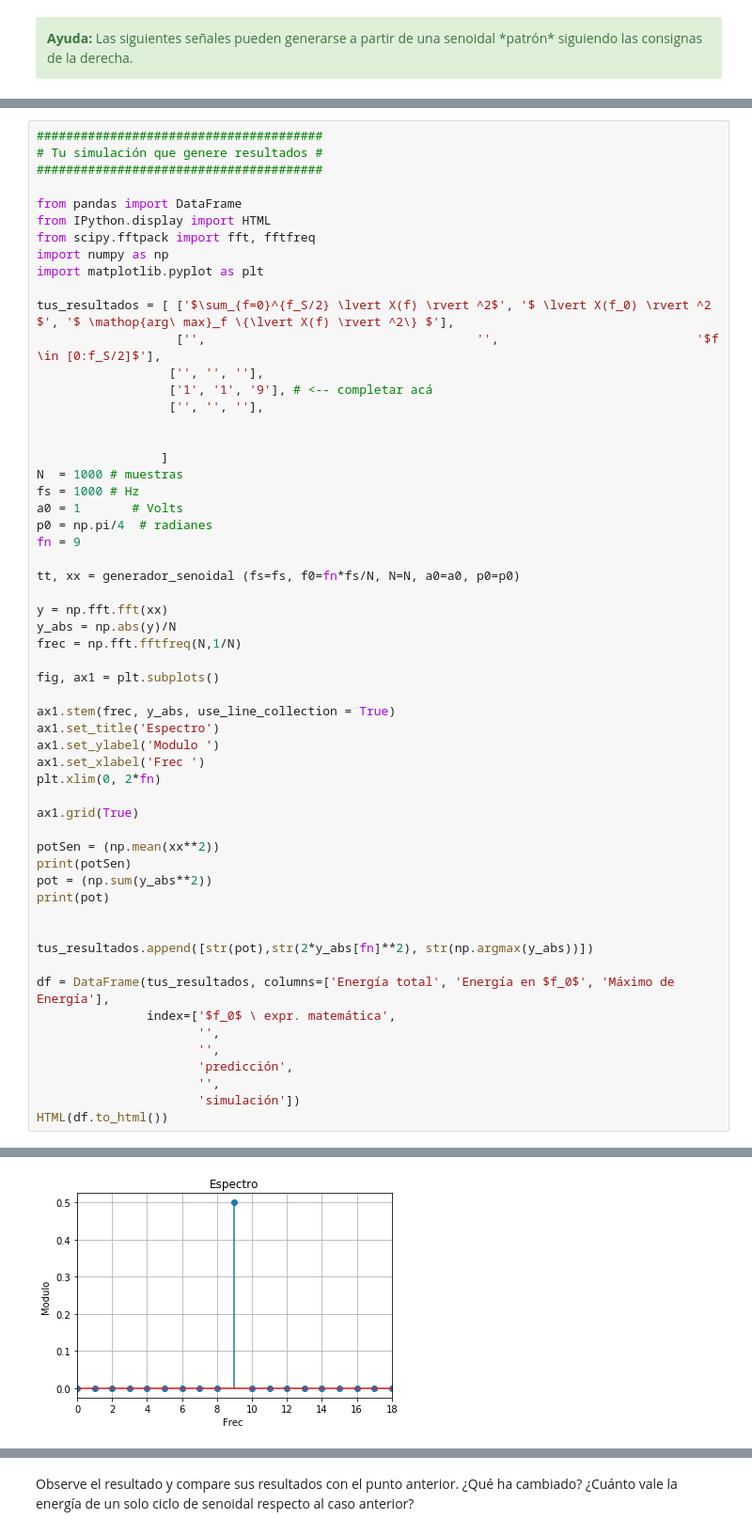
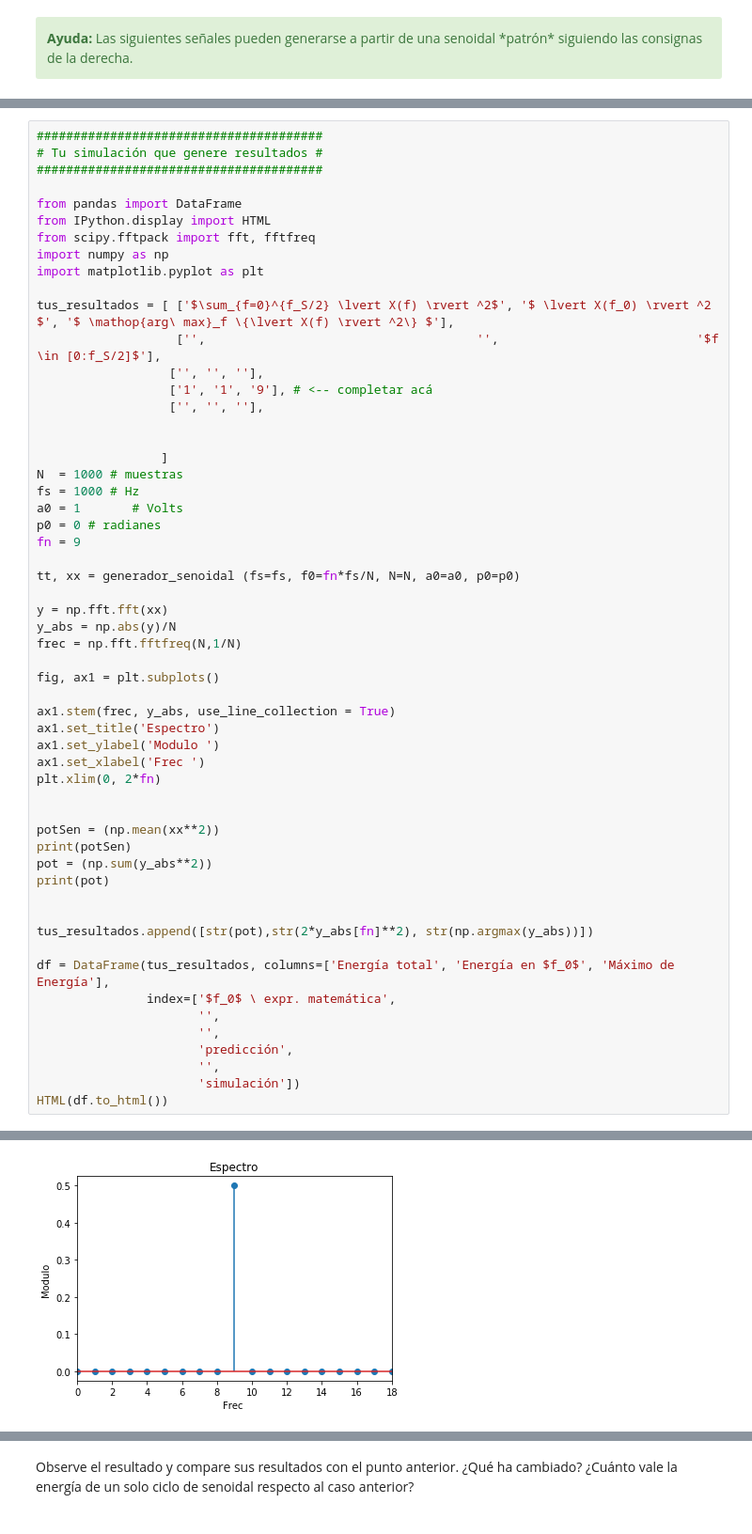
Before and after one commit to yaninacorsaro/PDS, a Jupyter notebook: TP1 - Muestreo de señales - Forurier.ipynb, the cells around one changed output, grey strips where cells are left out. Shown at 94% size. Drawn from its saved outputs; the diff is of its cells as text.

```diff
--- a/TP1 - Muestreo de señales - Forurier.ipynb
+++ b/TP1 - Muestreo de señales - Forurier.ipynb
@@ -574,7 +574,7 @@ tus_resultados = [ ['$\sum_{f=0}^{f_S/2} \lvert X(f) \rvert ^2$', '$ \lvert X(f_
 N  = 1000 # muestras
 fs = 1000 # Hz
 a0 = 1       # Volts
-p0 = np.pi/4  # radianes
+p0 = 0 # radianes
 fn = 9
 
 tt, xx = generador_senoidal (fs=fs, f0=fn*fs/N, N=N, a0=a0, p0=p0)
@@ -591,35 +591,34 @@ ax1.set_ylabel('Modulo ')
 ax1.set_xlabel('Frec ')
 plt.xlim(0, 2*fn)
 
-ax1.grid(True)
 
 potSen = (np.mean(xx**2))
 print(potSen)
 pot = (np.sum(y_abs**2))
 print(pot)
 
 
 tus_resultados.append([str(pot),str(2*y_abs[fn]**2), str(np.argmax(y_abs))])
 
 df = DataFrame(tus_resultados, columns=['Energía total', 'Energía en $f_0$', 'Máximo de Energía'],
                index=['$f_0$ \ expr. matemática',
                       '',
                       '',
                       'predicción',
                       '',
                       'simulación'])
 HTML(df.to_html())
 # %% [output]
 0.5000000000000001
 0.5000000000000002
 |  | Energía total | Energía en $f_0$ | Máximo de Energía |
 | $f_0$ \ expr. matemática | $\sum_{f=0}^{f_S/2} \lvert X(f) \... | $ \lvert X(f_0) \rvert ^2 $ | $ \mathop{arg\ max}_f \{\lvert X(... |
 |  |  |  | $f \in [0:f_S/2]$ |
 |  |  |  |  |
 | predicción | 1 | 1 | 9 |
 |  |  |  |  |
 | simulación | 0.5000000000000002 | 0.5000000000000002 | 9 |
-[figure, old version]
+[figure, new version]
 # %% [markdown]
 <table width="80%" cellpadding="7" cellspacing="0">
 	<col width="50%">
```
Also changed, not shown: parts of 24 cells of this notebook.
